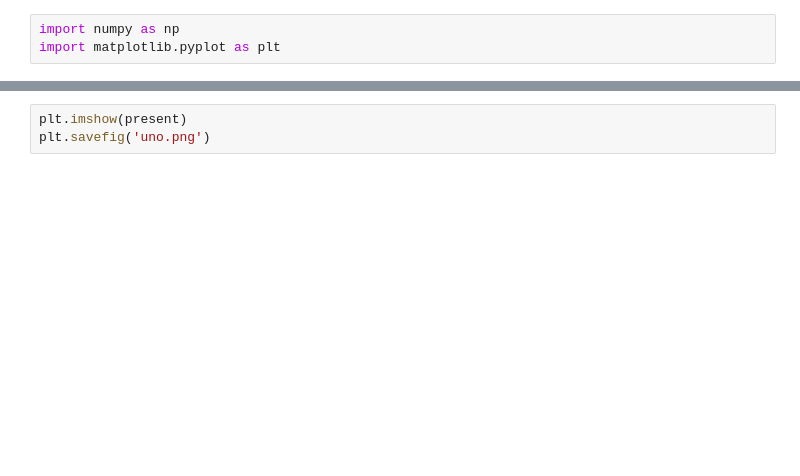
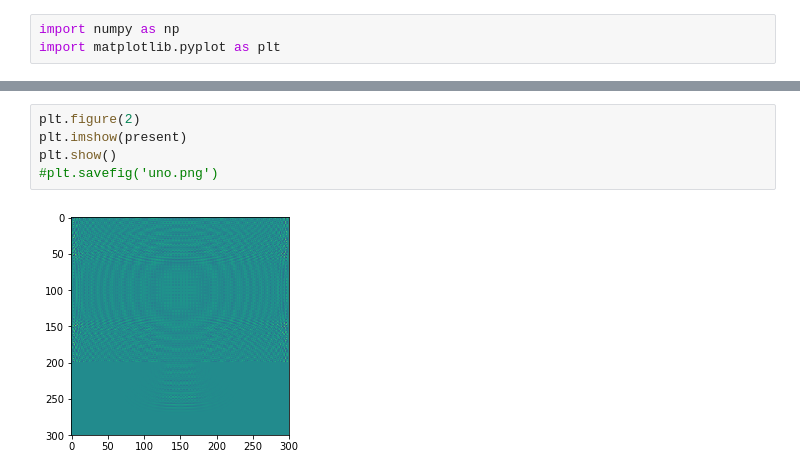
Before and after one commit to andtatts/ArdilaComputacionales201719, a Jupyter notebook: Homeworks/GustavoArdila_hw3/Punto1.ipynb, the cells around one changed output, grey strips where cells are left out. Saved outputs shown, nothing was run; the diff lists cells and outputs as text; blank space fills up the shorter version.

```diff
--- a/Homeworks/GustavoArdila_hw3/Punto1.ipynb
+++ b/Homeworks/GustavoArdila_hw3/Punto1.ipynb
@@ -95,3 +84,7 @@ for t in range(1196):
 # %%
+plt.figure(2)
 plt.imshow(present)
-plt.savefig('uno.png')
+plt.show()
+#plt.savefig('uno.png')
+# %% [output]
+[figure, added]
```
Also changed, not shown: parts of 5 cells of this notebook.
